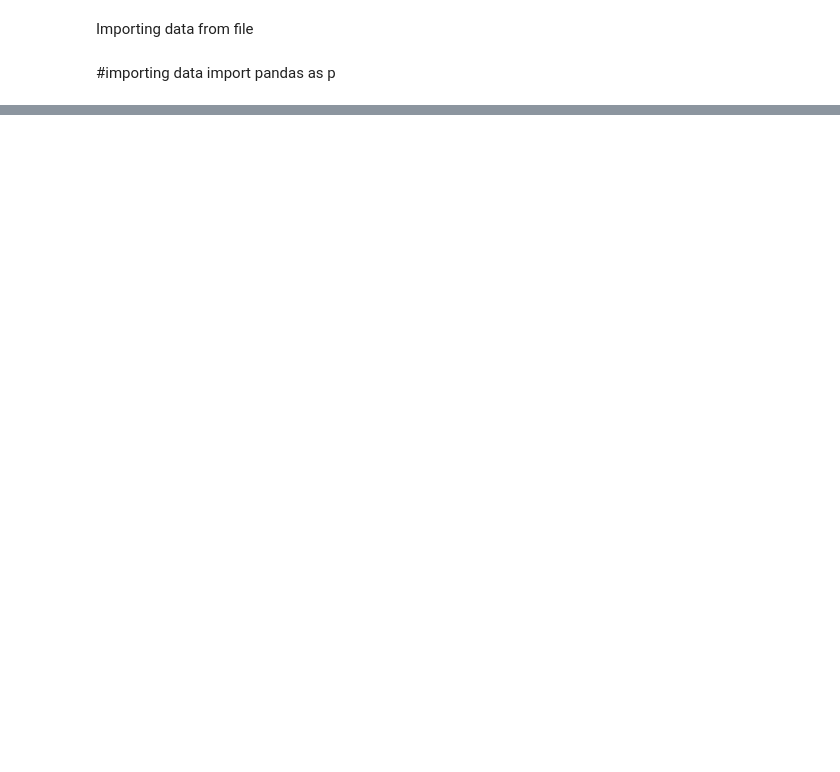
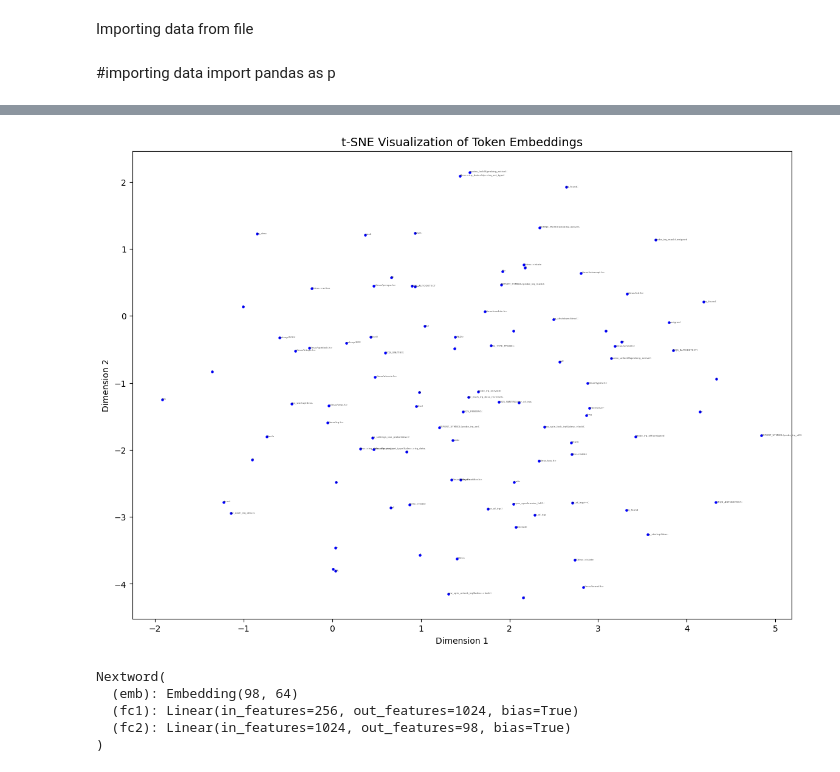
Before and after one commit to RishankSoni/es335-assignment-3, a Jupyter notebook: Task-1_b.ipynb, the cells around one changed output, grey strips where cells are left out. Saved outputs shown, nothing was run; the diff lists cells and outputs as text; code cells hidden in the pictures; blank space fills up the shorter version.

```diff
--- a/Task-1_b.ipynb
+++ b/Task-1_b.ipynb
@@ -396,0 +407,39 @@ plt.show()
+# %%
+from sklearn.manifold import TSNE
+from sklearn.decomposition import PCA
+import numpy as np
+import matplotlib.pyplot as plt
+
+# Extract embeddings from wrapped model
+embedding_matrix = model.emb.weight.detach().cpu().numpy()
+
+# Optional: sample subset (for speed and clarity)
+num_points = min(1000, embedding_matrix.shape[0])  # visualize up to 1000 tokens
+token_indices = np.random.choice(embedding_matrix.shape[0], num_points, replace=False)
+
+
+# Use max_iter instead of n_iter for sklearn >= 1.6
+tsne = TSNE(n_components=2, random_state=42, perplexity=30, max_iter=1000)
+embedding_2d = tsne.fit_transform(embedding_matrix)
+
+# Plot
+plt.figure(figsize=(14, 10))
+for idx, token_id in enumerate(token_indices):
+    x, y = embedding_2d[idx]
+    plt.scatter(x, y, color='blue', s=5)
+    plt.text(x, y, itos[token_id], fontsize=3, alpha=0.7)
+
+plt.title("t-SNE Visualization of Token Embeddings", fontsize=14)
+plt.xlabel("Dimension 1")
+plt.ylabel("Dimension 2")
+plt.show()
+# %% [output]
+[figure, added]
+# %%
+print(model)
+# %% [output]
+Nextword(
+  (emb): Embedding(98, 64)
+  (fc1): Linear(in_features=256, out_features=1024, bias=True)
+  (fc2): Linear(in_features=1024, out_features=98, bias=True)
+)
```
Also changed, not shown: parts of 19 cells of this notebook, 1 other file.
